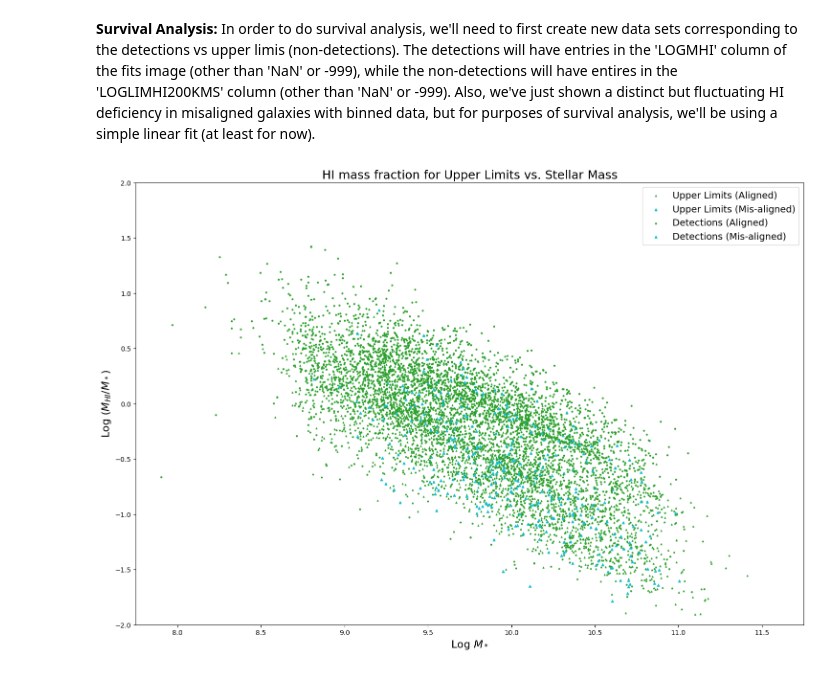
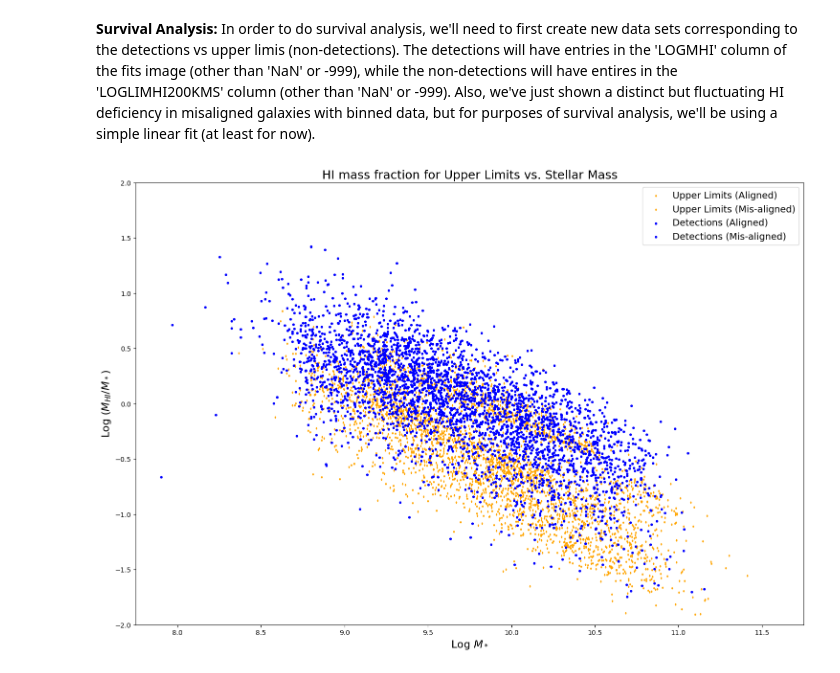
Before and after one commit to harrisonfwest/HI-MaNGA, a Jupyter notebook: HI-MaNGA_MisalignmentAndDeficiency.ipynb, the cells around one changed output. Saved outputs shown, nothing was run; the diff lists cells and outputs as text; code cells hidden in the pictures.

```diff
--- a/HI-MaNGA_MisalignmentAndDeficiency.ipynb
+++ b/HI-MaNGA_MisalignmentAndDeficiency.ipynb
@@ -333,16 +333,16 @@ for gal in dataTable:
             WALimFrac.append(gal['LOGHILIM200KMS'] - gal['LOGMSTARS'])
 # %%
 plt.figure(figsize=(18, 12));
-plt.scatter(WALimStel, WALimFrac, label = 'Upper Limits (Aligned)', s=4, marker='^', color='tab:green')
-plt.scatter(MALimStel, MALimFrac, label = 'Upper Limits (Mis-aligned)', s=12, marker='^', color='tab:cyan');
-plt.scatter(WADetectionStel, WADetectionFrac, label = 'Detections (Aligned)', s=4, color='tab:green')
-plt.scatter(MADetectionStel, MADetectionFrac, label = 'Detections (Mis-aligned)', s=12, marker='^', color='tab:cyan')
+plt.scatter(WALimStel, WALimFrac, label = 'Upper Limits (Aligned)', s=4, marker='d', color='orange')
+plt.scatter(MALimStel, MALimFrac, label = 'Upper Limits (Mis-aligned)', s=4, marker='d', color='orange');
+plt.scatter(WADetectionStel, WADetectionFrac, label = 'Detections (Aligned)', s=8, color='blue')
+plt.scatter(MADetectionStel, MADetectionFrac, label = 'Detections (Mis-aligned)', s=8, color='blue')
 plt.legend(fontsize=14);
 plt.xlim(7.75, 11.75);
 plt.ylim(-2, 2);
 plt.xlabel('Log $M_*$', fontsize=16)
 plt.ylabel('Log $(M_{HI}/M_*)$', fontsize=16);
 plt.title('HI mass fraction for Upper Limits vs. Stellar Mass', fontsize=18);
 # plt.savefig('detectAndLim_with_alignedAndMA.png');
 # %% [output]
-[figure, old version]
+[figure, new version]
```
